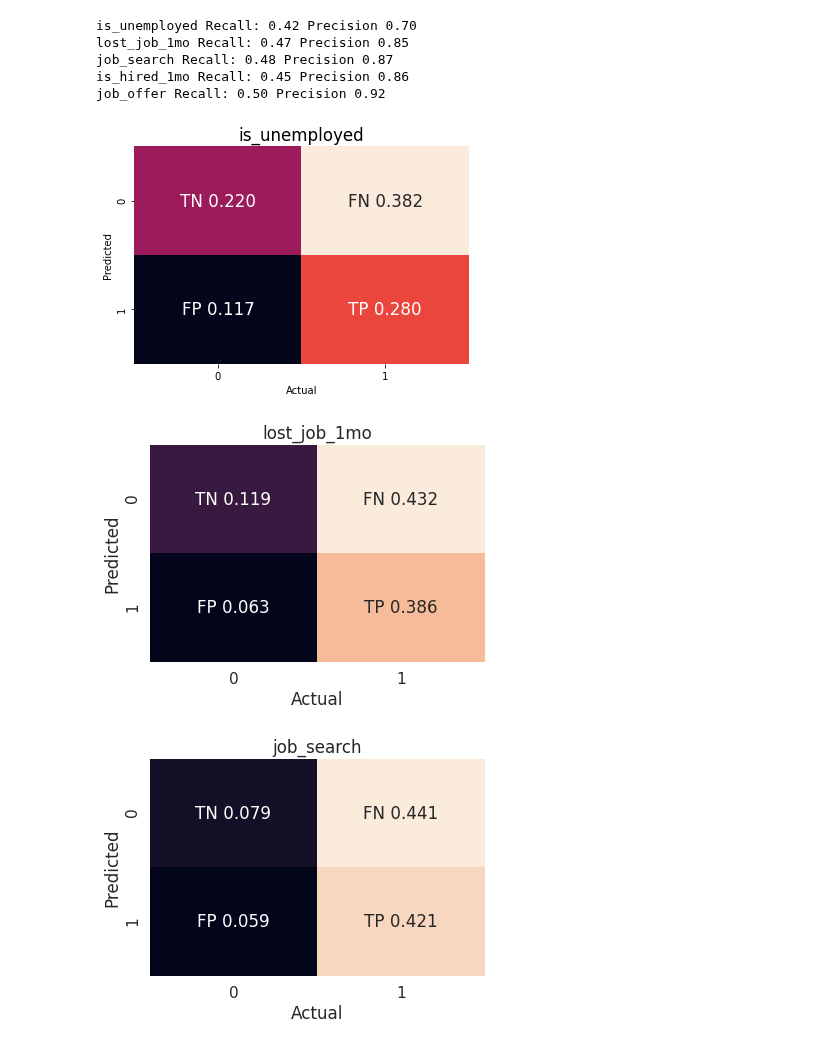
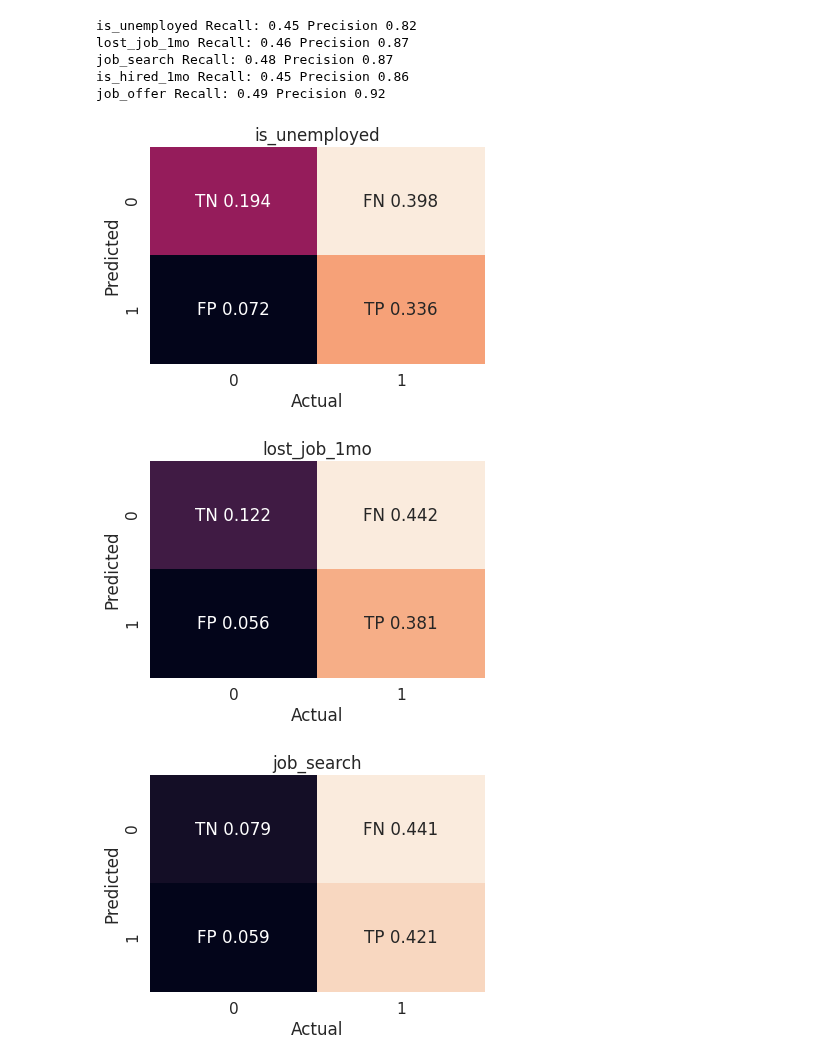
Before and after one commit to spfraib/twitter, a Jupyter notebook: code/9-evaluation/8.1.4-histograms, confusion, ROC-balanced undersampled-may20_9Klabels.ipynb, the cells around one changed output. Drawn from its saved outputs; the diff is of its cells as text; code cells hidden in the pictures.

```diff
--- a/code/9-evaluation/8.1.4-histograms, confusion, ROC-balanced undersampled-may20_9Klabels.ipynb
+++ b/code/9-evaluation/8.1.4-histograms, confusion, ROC-balanced undersampled-may20_9Klabels.ipynb
@@ -527,11 +540,11 @@ import seaborn as sn
 from matplotlib.colors import ListedColormap
 
 thresholds_dict = {
-    'is_unemployed': 0.617,
-    'lost_job_1mo':  0.567,
+    'is_unemployed': 0.65,
+    'lost_job_1mo':  0.60,
     'job_search':  0.6,
     'is_hired_1mo':  0.830,
-    'job_offer':     0.469,
+    'job_offer':     0.816,
 }
 
 for column in ["is_unemployed", "lost_job_1mo", "job_search", "is_hired_1mo", "job_offer"]:
@@ -555,37 +568,37 @@ for column in ["is_unemployed", "lost_job_1mo", "job_search", "is_hired_1mo", "j
 
     total = sum([TP, FP, TN, FN])
 #     print(threshold, TP/total, FP/total, TN/total, FN/total, total)
     print(column, 'Recall:', str(TP/(TP+FN))[:4],  'Precision', str(TP/(TP+FP))[:4],
 #           'FPR:', FP/(FP+TN)
          )
 
     confusion_matrix = np.array([
                                 [TN/total, FN/total],
                                 [FP/total, TP/total]
                                 ])
     labels =           np.array([
                                 ['TN', 'FN'],
                                 ['FP', 'TP']
                                 ])
 
     labels = (np.asarray(["{0} {1:.3f}".format(string, value)
                       for string, value in zip(labels.flatten(),
                                                confusion_matrix.flatten())])
          ).reshape(2, 2)
 #     print(labels)
 
     fig, ax = plt.subplots(1)
     sn.set(font_scale=1.4) # for label size
     sn.heatmap(confusion_matrix, annot=labels, fmt="", cbar=False)
     ax.set(xlabel='Actual', ylabel='Predicted')
     plt.title(column)
 # %% [output]
-is_unemployed Recall: 0.42 Precision 0.70
-lost_job_1mo Recall: 0.47 Precision 0.85
+is_unemployed Recall: 0.45 Precision 0.82
+lost_job_1mo Recall: 0.46 Precision 0.87
 job_search Recall: 0.48 Precision 0.87
 is_hired_1mo Recall: 0.45 Precision 0.86
-job_offer Recall: 0.50 Precision 0.92
+job_offer Recall: 0.49 Precision 0.92
-[figure, old version]
+[figure, new version]
-[figure, old version]
+[figure, new version]
 [figure]
 [figure]
```
Also changed, not shown: parts of 6 cells of this notebook.
